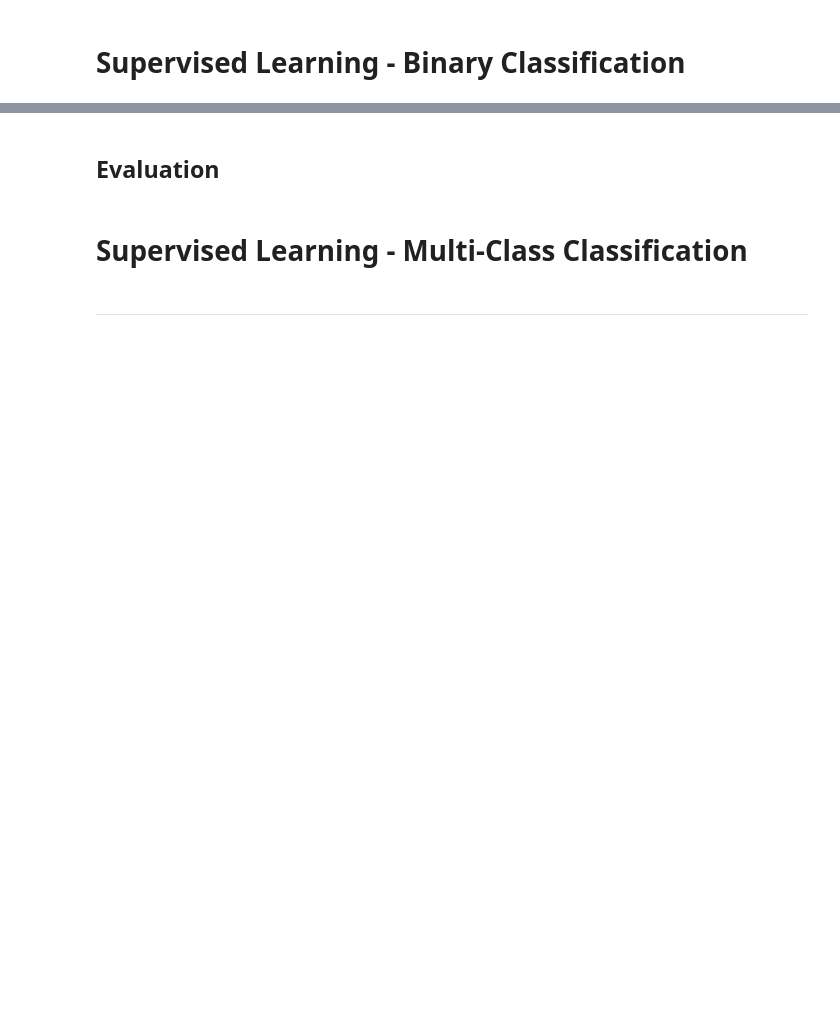
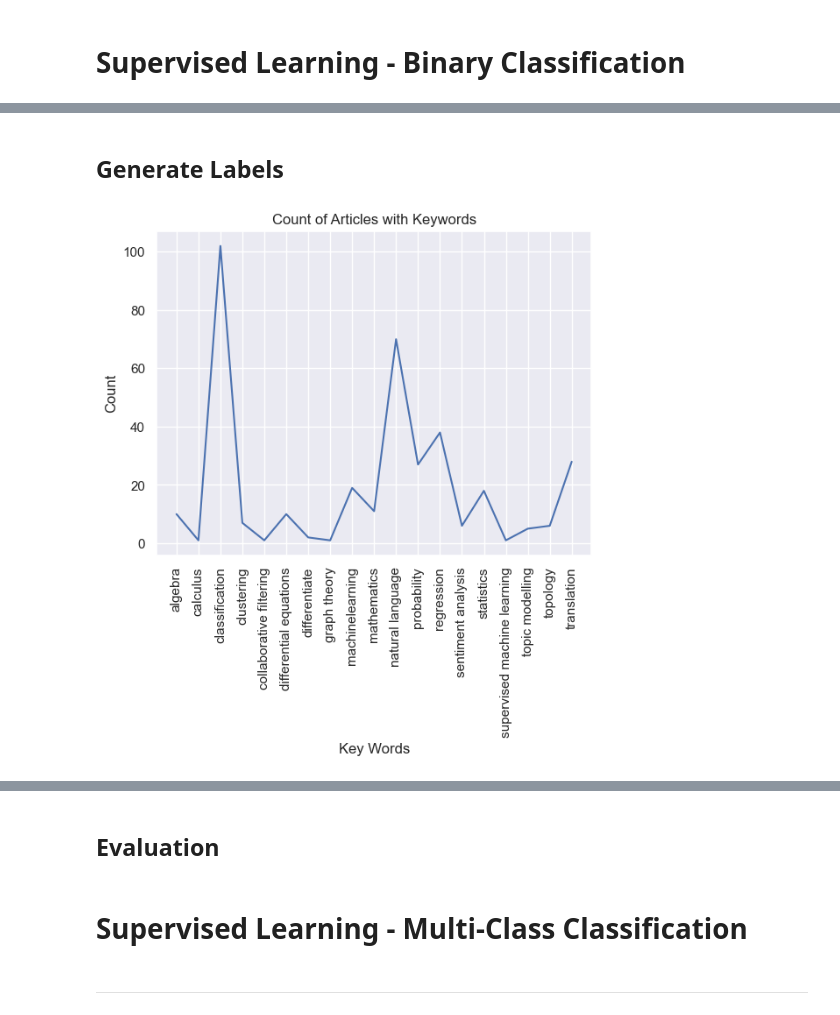
Before and after one commit to vatsal220/medium_articles, a Jupyter notebook: topic_modelling/topic_model.ipynb, the cells around one changed output, grey strips where cells are left out. Saved outputs shown, nothing was run; the diff lists cells and outputs as text; code cells hidden in the pictures; blank space fills up the shorter version.

```diff
--- a/topic_modelling/topic_model.ipynb
+++ b/topic_modelling/topic_model.ipynb
@@ -408,0 +405,16 @@ topic_keywords(lda, research_df, corpus, th)
+# %%
+topics_dct = {
+    'machinelearning': [
+        'machinelearning', 'clustering', 'classification', 'regression', 'supervised machine learning', 'unsupervised machine learning'
+    ],
+    'mathematics': [
+        'mathematics', 'graph theory', 'combinatorics', 'calculus', 'linear algebra', 'probability', 'statistics', 'trigonometry', 'topology',
+        'differential equations', 'differentiate', 'algebra'
+    ],
+    'recommendation system': [
+        'recommendation system', 'collaborative filtering', 'content based', 'cold start problem', 'hybrid recommender system'
+    ],
+    'nlp': [
+        'natural language', 'topic modelling', 'sentiment analysis', 'translation', 'chat bot'
+    ]
+}
@@ -408,0 +423,4 @@ topic_keywords(lda, research_df, corpus, th)
+# %%
+all_kws = list(topics_dct.values())
+# %%
+all_kws = all_kws[0] + all_kws[1] + all_kws[2] + all_kws[3]
@@ -408,0 +449,37 @@ topic_keywords(lda, research_df, corpus, th)
+# %% [markdown]
+## Generate Labels
+# %%
+def kw_frequency(df: pd.DataFrame, col: str, all_kws: list) -> pd.DataFrame:
+    '''
+    This method will take the input dataframe, scan through the text in the column and count
+    the occurrences of the keywords. It will create new columns on the input dataframe where
+    each column corresponds to a keyword from all_kws.
+
+    Args:
+        df: DataFrame holding the text column you want to scan over
+        col: String corresponding to a column name in the input df
+        all_kws: List of unique keywords you want to count in the column
+
+    Returns:
+        A DataFrame with additional columns corresponding to the keywords in all_kws.
+    '''
+    freq_df = (
+        df[col].str.extractall(r'\b({})\b'.format('|'.join(all_kws)))
+               .groupby(level=0)[0]
+               .value_counts()
+               .unstack()
+               .reindex(df.index)
+               .rename_axis(None, axis=1)
+    ).fillna(0)
+    return freq_df
+
+freq_ = kw_frequency(df = research_df, col = 'cleaned_summary', all_kws = all_kws).sum(axis = 0)
+plt.clf()
+plt.plot(freq_.index, freq_.values)
+plt.title("Count of Articles with Keywords")
+plt.xticks(rotation = 90)
+plt.xlabel("Key Words")
+plt.ylabel("Count")
+plt.show()
+# %% [output]
+[figure, added]
```
Also changed, not shown: parts of 17 cells of this notebook.
